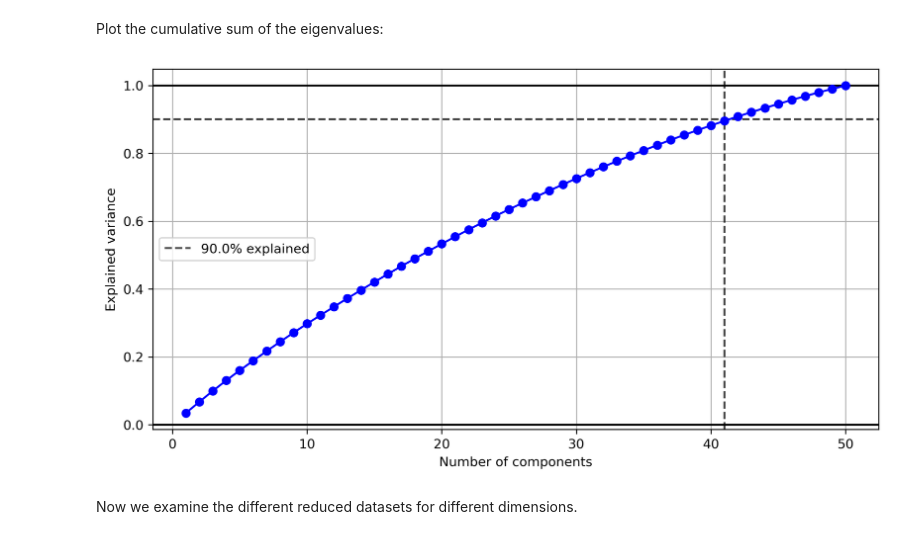
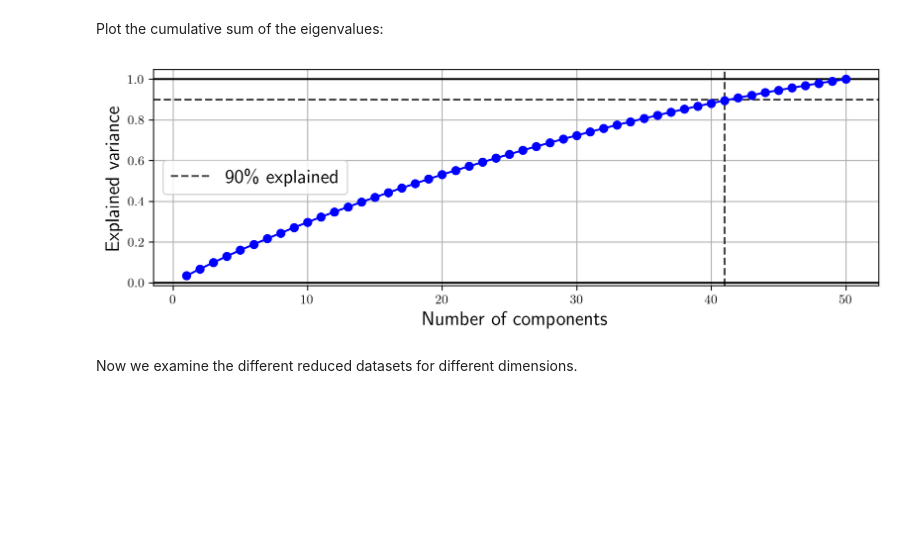
Before and after one commit to ThibeauWouters/MAI, a Jupyter notebook: ANN/Assignment 3/assignment3.ipynb, the cells around one changed output. Cells and saved outputs as stored; diff of their text form; code cells hidden in the pictures; blank space fills up the shorter version.

```diff
--- a/ANN/Assignment 3/assignment3.ipynb
+++ b/ANN/Assignment 3/assignment3.ipynb
@@ -13,13 +13,15 @@ import scipy.io
 from typing import Callable, Any
 import matplotlib.pyplot as plt
 # from sklearn.decomposition import PCA as skPCA
-plt.rcParams['figure.dpi'] = 300
-plt.rcParams['figure.figsize'] = (10, 5)
+plt.rcParams['figure.figsize'] = (10, 3)
+plt.rcParams['text.usetex'] = True
 # %% [markdown]
 Hyperparams for plotting:
 # %%
 TITLE = False  # put title on figure
 SAVE = True  # save the figures
+# %%
+fs = 15
 # %% [markdown]
 # Principal components analysis
 # %% [markdown]
@@ -145,24 +147,21 @@ Plot the cumulative sum of the eigenvalues:
 # %%
 # Plot hyperparams
 alph = 0.75
 # Plot cumulative sum
 plt.plot([i+1 for i in range(len(pca.cumsum))], pca.cumsum, '-o', color="blue", zorder = 100)
 # Plot where the ratio was achieved
-plt.axhline(pca.q, linestyle="--", color="black", label= f"{100*pca.q}% explained",alpha=alph)
+plt.axhline(pca.q, linestyle="--", color="black", label= r"90\% explained",alpha=alph)
 plt.axvline(pca.n_components, linestyle="--", color="black", alpha=alph)
-plt.xlabel("Number of components")
-plt.ylabel("Explained variance")
+plt.xlabel("Number of components", fontsize=fs)
+plt.ylabel("Explained variance", fontsize=fs)
 plt.axhline(0, color="black")
 plt.axhline(1, color="black")
-plt.legend()
+plt.legend(fontsize=fs)
 plt.grid()
-if TITLE:
-    plt.title("Explained variance for Gaussian numbers")
-if SAVE:
-    plt.savefig(os.path.join(plots_dir, "PCA_gaussian_cumsum.pdf"), bbox_inches='tight')
+plt.savefig(os.path.join(plots_dir, "PCA_gaussian_cumsum.pdf"), bbox_inches='tight')
 plt.show()
 # %% [output]
-[figure, old version]
+[figure, new version]
 # %%
 def rmsd(x, x_hat):
     """Computes RMSD measure between two Numpy arrays
```
Also changed, not shown: parts of 10 cells of this notebook, 26 other files.
